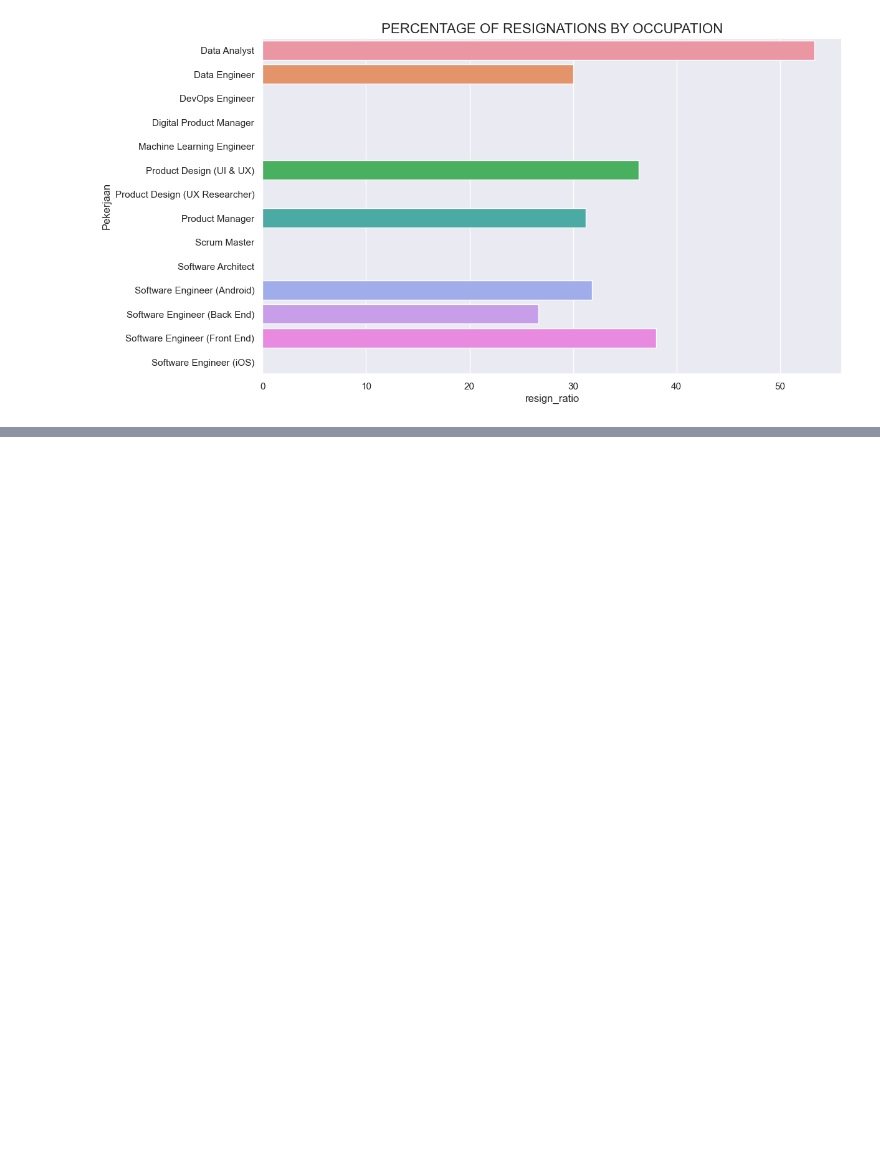
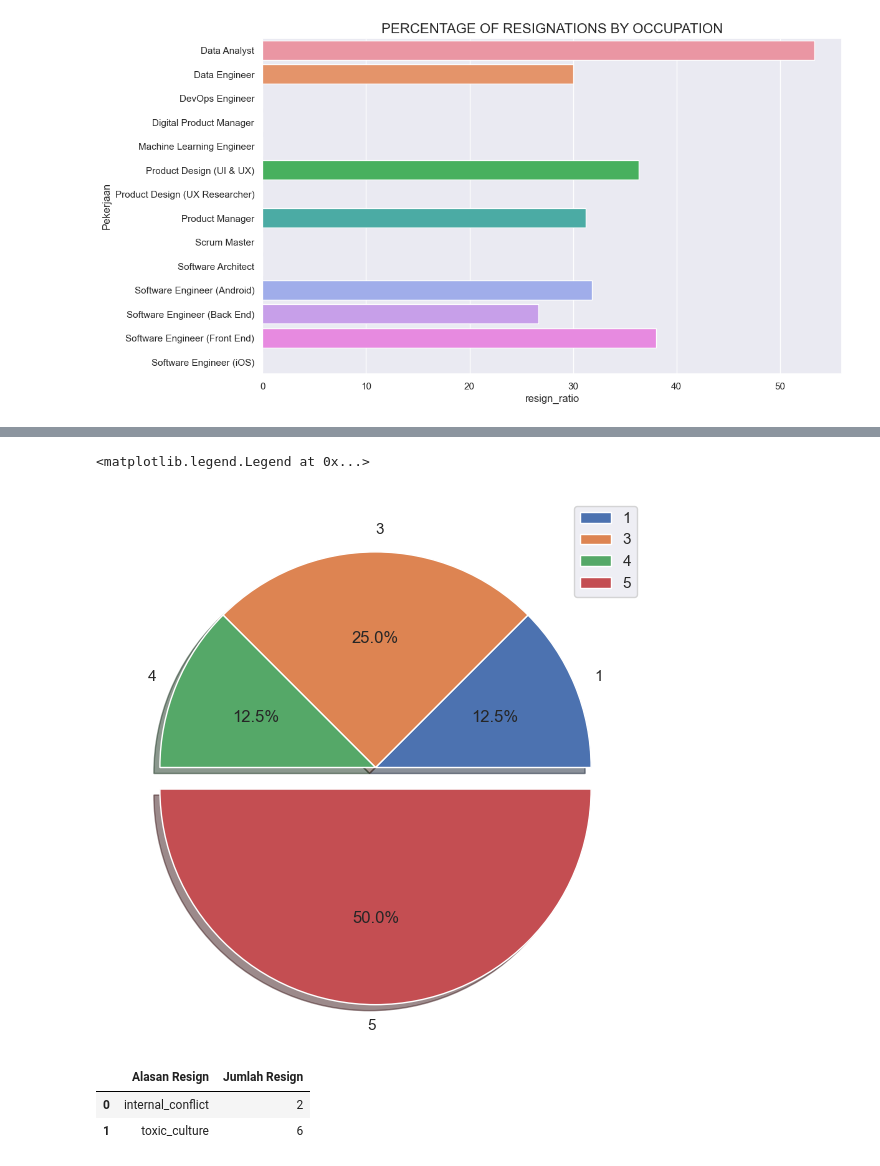
Before and after one commit to JodhiKrisantus/Improving-Employee-Retention, a Jupyter notebook: script_python.ipynb, the cells around one changed output, grey strips where cells are left out. Saved outputs shown, nothing was run; the diff lists cells and outputs as text; code cells hidden in the pictures; blank space fills up the shorter version.

Commit message:
add visualization of reasons for resignation

```diff
--- a/script_python.ipynb
+++ b/script_python.ipynb
@@ -483,0 +505,5 @@ Text(0.5, 1.0, 'PERCENTAGE OF RESIGNATIONS BY OCCUPATION')
+# %%
+Data_analyst_Employee_Performance = df_pre[ (df_pre['Pekerjaan']=='Data Analyst') & df_pre['is_resign']==1 ].groupby(['Employee_Performance'])[['Username']].count()
+Data_analyst_Employee_Performance = Data_analyst_Employee_Performance.reset_index()
+Data_analyst_Employee_Performance.columns=['Employee_Performance','Jumlah Resign']
+Data_analyst_Employee_Performance
@@ -483,0 +516,17 @@ Text(0.5, 1.0, 'PERCENTAGE OF RESIGNATIONS BY OCCUPATION')
+# %%
+plt.figure(figsize=(7,7))
+myexplode = [0,0,0,0.1]
+plt.pie(x=Data_analyst_Employee_Performance['Jumlah Resign'], labels=Data_analyst_Employee_Performance['Employee_Performance'], explode=myexplode, shadow = True, autopct = "%1.1f%%")
+plt.legend()
+# %% [output]
+<matplotlib.legend.Legend at 0x...>
+[figure, added]
+# %%
+Data_analyst_AlasanResign = df_pre[ (df_pre['Pekerjaan']=='Data Analyst') & df_pre['is_resign']==1 ].groupby(['AlasanResign'])[['Username']].count()
+Data_analyst_AlasanResign = Data_analyst_AlasanResign.reset_index()
+Data_analyst_AlasanResign.columns=['Alasan Resign','Jumlah Resign']
+Data_analyst_AlasanResign
+# %% [output]
+|  | Alasan Resign | Jumlah Resign |
+| 0 | internal_conflict | 2 |
+| 1 | toxic_culture | 6 |
```
Also changed, not shown: parts of 5 cells of this notebook.
